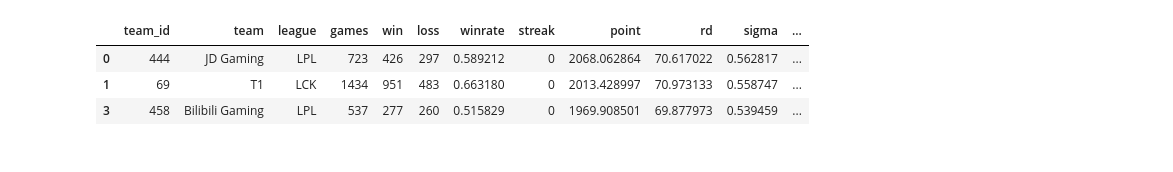
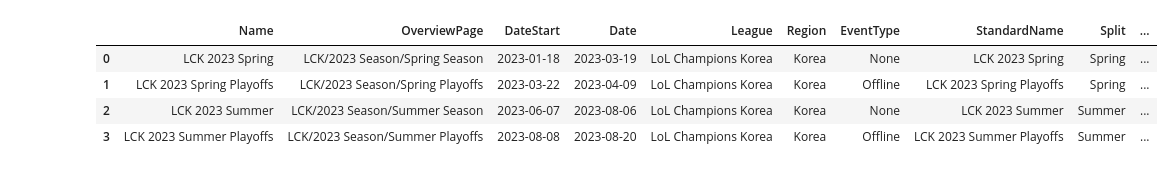
Before and after one commit to posky/LoL-Esports, a Jupyter notebook: glicko_rating_matches.ipynb, the cells around one changed output. Cells and saved outputs as stored; diff of their text form; code cells hidden in the pictures.

```diff
--- a/glicko_rating_matches.ipynb
+++ b/glicko_rating_matches.ipynb
@@ -121,16 +122,22 @@ LEC
 'G2 Esports', 'MAD Lions', 'Team BDS', 'Team Vitality', 'Fnatic', 'KOI (Spanish Team)', 'Astralis', 'SK Gaming', 'Excel Esports', 'Team Heretics'
 LCS
 'Cloud9', 'Golden Guardians', 'Evil Geniuses.NA', 'FlyQuest', 'Team Liquid', '100 Thieves', 'Counter Logic Gaming', 'TSM', 'Immortals', 'Dignitas'
-# %%
-msi_teams = [
-    "T1",
-    "JD Gaming",
-    "Bilibili Gaming",
-]
-ratings.loc[ratings["team"].isin(msi_teams)]
-# %% [output]
-|  | team_id | team | league | games | win | loss | winrate | streak | point | rd | sigma | ... |
-| 0 | 444 | JD Gaming | LPL | 723 | 426 | 297 | 0.589212 | 0 | 2068.062864 | 70.617022 | 0.562817 | ... |
-| 1 | 69 | T1 | LCK | 1434 | 951 | 483 | 0.663180 | 0 | 2013.428997 | 70.973133 | 0.558747 | ... |
-| 3 | 458 | Bilibili Gaming | LPL | 537 | 277 | 260 | 0.515829 | 0 | 1969.908501 | 69.877973 | 0.539459 | ... |
+# %%
+leagues = {
+    "LCK": "LoL Champions Korea",
+    "LPL": "Tencent LoL Pro League",
+    "LEC": "LoL EMEA Championship",
+    "LCS": "League of Legends Championship Series",
+    "MSI": "Mid-Season Invitational",
+    "WCS": "World Championship",
+}
+
+tournaments = get_tournaments(where=f'T.Year=2023 and T.League="{leagues["LCK"]}"')
+tournaments
+# %% [output]
+|  | Name | OverviewPage | DateStart | Date | League | Region | EventType | StandardName | Split | ... |
+| 0 | LCK 2023 Spring | LCK/2023 Season/Spring Season | 2023-01-18 | 2023-03-19 | LoL Champions Korea | Korea | None | LCK 2023 Spring | Spring | ... |
+| 1 | LCK 2023 Spring Playoffs | LCK/2023 Season/Spring Playoffs | 2023-03-22 | 2023-04-09 | LoL Champions Korea | Korea | Offline | LCK 2023 Spring Playoffs | Spring | ... |
+| 2 | LCK 2023 Summer | LCK/2023 Season/Summer Season | 2023-06-07 | 2023-08-06 | LoL Champions Korea | Korea | None | LCK 2023 Summer | Summer | ... |
+| 3 | LCK 2023 Summer Playoffs | LCK/2023 Season/Summer Playoffs | 2023-08-08 | 2023-08-20 | LoL Champions Korea | Korea | Offline | LCK 2023 Summer Playoffs | Summer | ... |
 # %%
```
Also changed, not shown: parts of 14 cells of this notebook.
